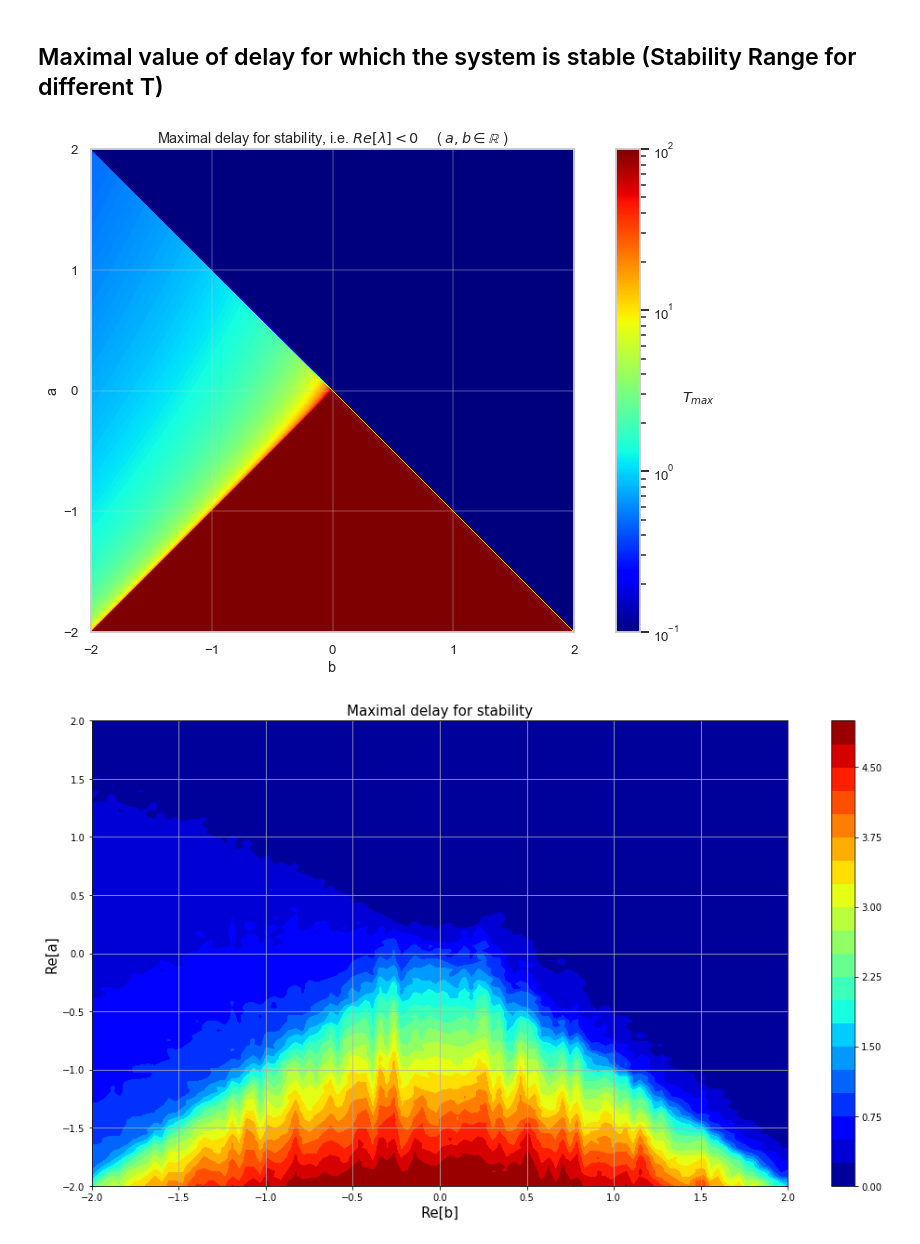
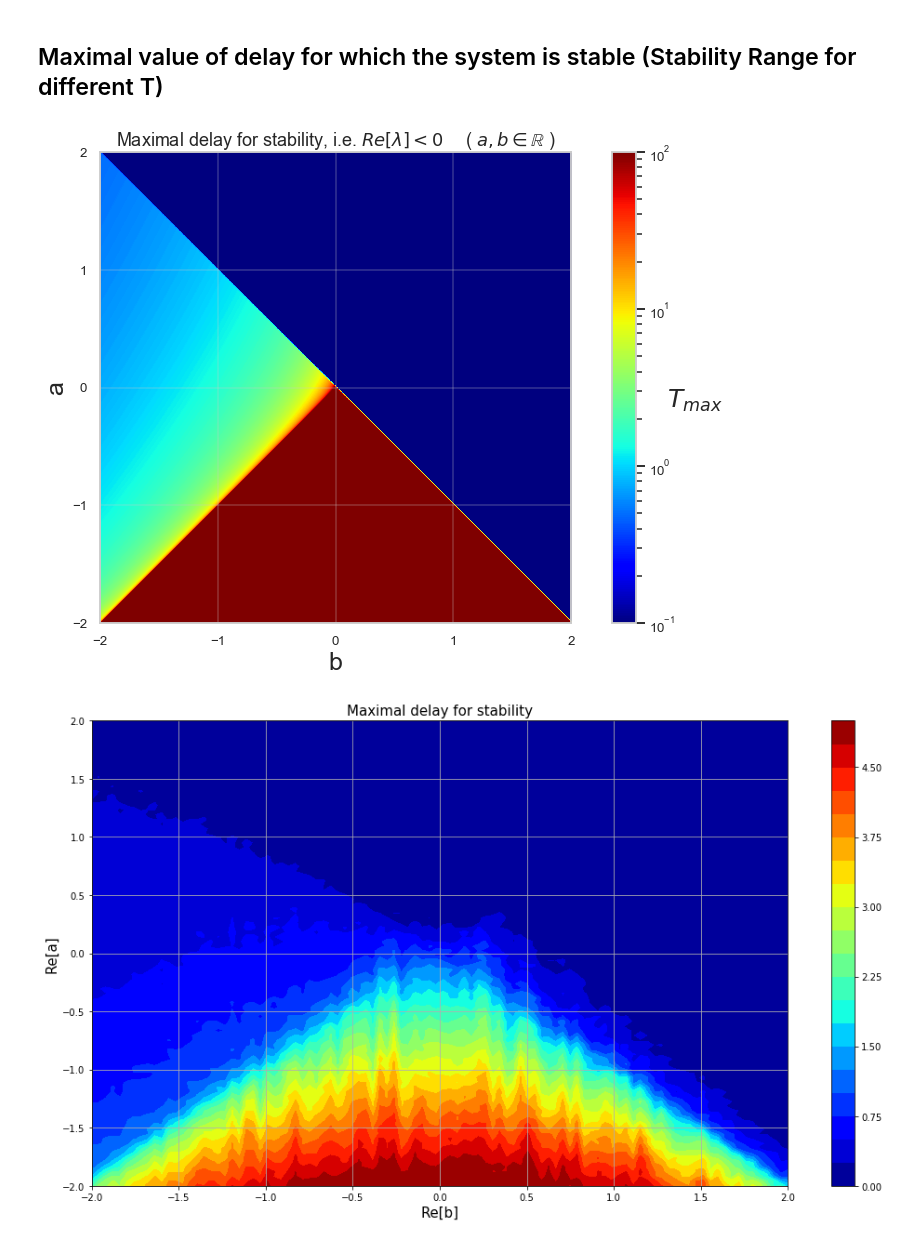
Before and after one commit to damiano-sg/delayed-dynamics, a Jupyter notebook: Analytical_results.ipynb, the cells around one changed output. Cells and saved outputs as stored; diff of their text form; code cells hidden in the pictures.

```diff
--- a/Analytical_results.ipynb
+++ b/Analytical_results.ipynb
@@ -642,23 +642,25 @@ t_max = t_max+0.0001
 # %%
 fig, ax = plt.subplots(sharey=True)
 fig = plt.gcf()
 fig.set_size_inches(12,8)
 
 #plt.contourf(b_vals, b_vals, t_max, 100, cmap='jet')
 plt.imshow(t_max, extent=[b_vals[0], b_vals[-1], a_vals[0],a_vals[-1]],
            norm=LogNorm(vmin=T[0], vmax=T[-1]), origin='lower',cmap='jet')
 clb = plt.colorbar()
-clb.ax.set_ylabel(r'$T_{max}$',rotation=0,labelpad=20)
+clb.ax.set_ylabel(r'$T_{max}$',rotation=0,labelpad=20,fontsize=25)
 #contours = plt.contour(b_vals, a_vals, t_max, [1,2,100],linewidths=0.7,colors='black')
 #plt.clabel(contours, inline=True, fmt='%1.1f', colors='k', fontsize=13)
 #plt.axis(aspect='image')
 plt.locator_params(nbins=5)
-plt.xlabel('b')
-plt.ylabel('a')
-plt.title(r"Maximal delay for stability, i.e. $Re[\lambda]<0$ $\quad$( $a,b \in \mathbb{R}$ )")
+plt.xlabel('b',fontsize=25)
+plt.ylabel('a',fontsize=25)
+plt.title(r"Maximal delay for stability, i.e. $Re[\lambda]<0$ $\quad$( $a,b \in \mathbb{R}$ )",fontsize=18)
 #plt.grid()
 
 fig.tight_layout()
 plt.show(fig)
+
+fig.savefig('final_figures/theory_upper_triang.png',format='png')
 # %% [output]
-[figure, old version]
+[figure, new version]
```
Also changed, not shown: parts of 3 cells of this notebook, 21 other files.
